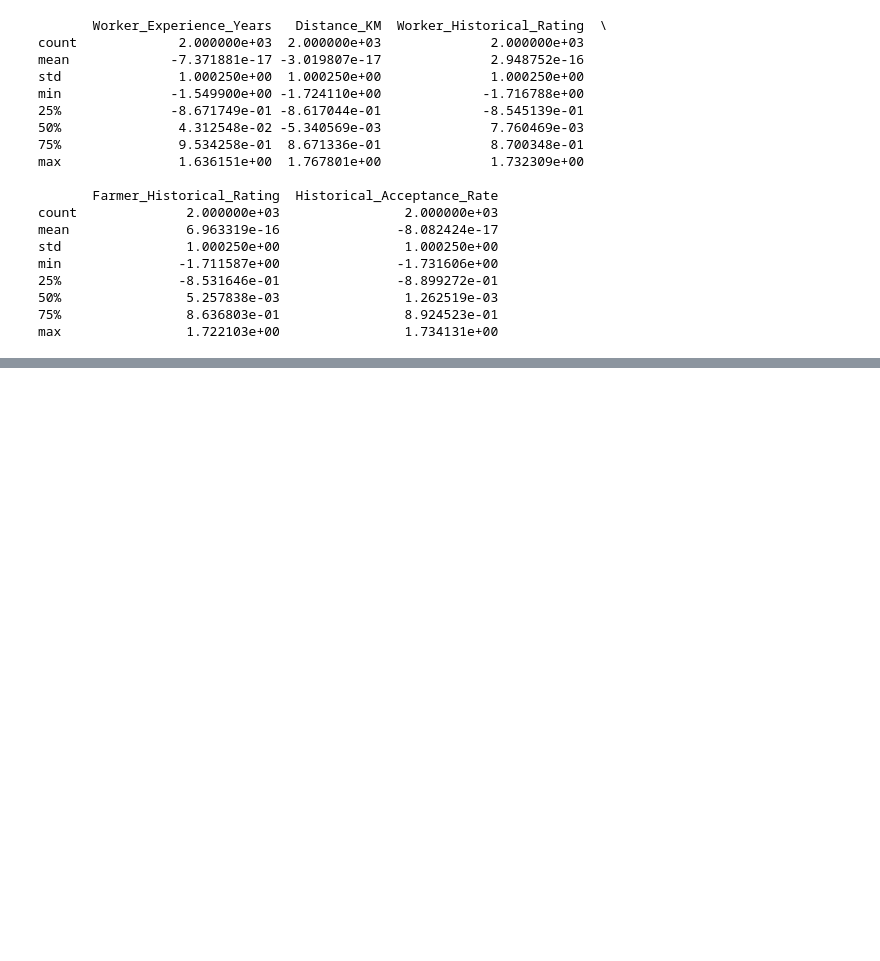
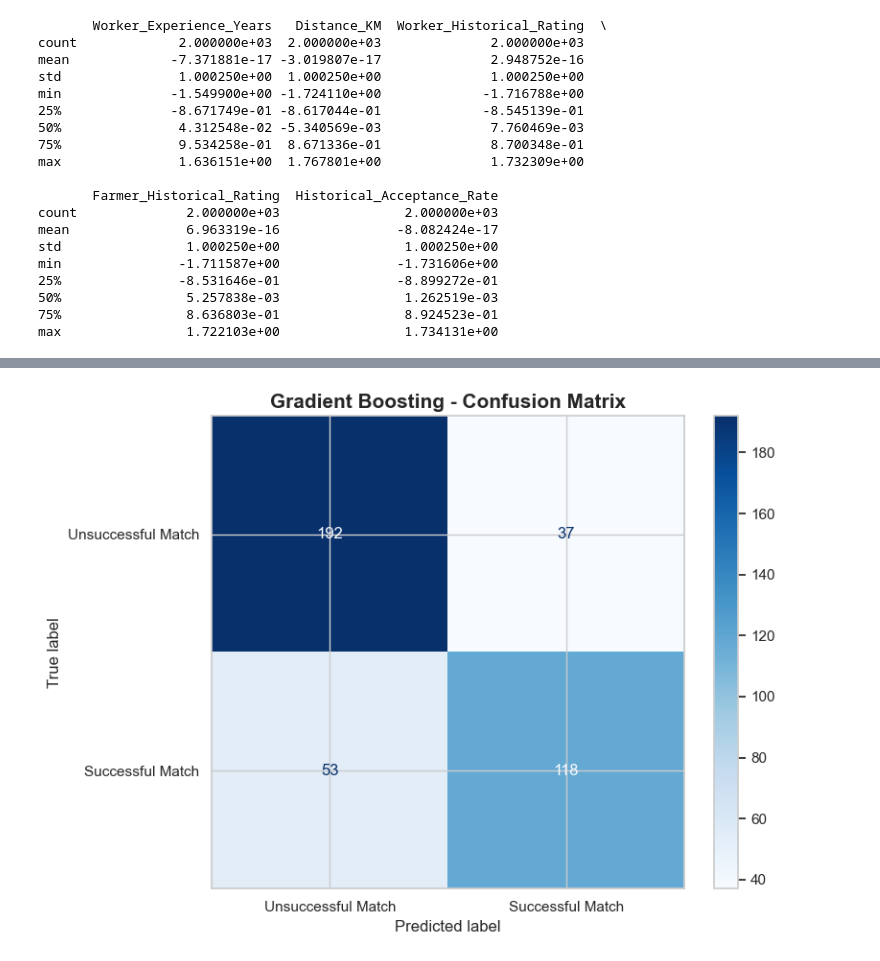
Before and after one commit to purna-2007/HarvestHub, a Jupyter notebook: ml_engine/models/train/dataw.ipynb, the cells around one changed output, grey strips where cells are left out. Cells and saved outputs as stored; diff of their text form; code cells hidden in the pictures; blank space fills up the shorter version.

```diff
--- a/ml_engine/models/train/dataw.ipynb
+++ b/ml_engine/models/train/dataw.ipynb
@@ -636,0 +650,8 @@ plt.show()
+# %%
+multilabel_pipeline = Pipeline(
+    steps=[
+        ('multilabel', MultiLabelSkillsEncoder())
+    ]
+)
+
+print("Multi-Label Encoding Pipeline Created Successfully!")
@@ -636,0 +896,11 @@ plt.show()
+# %%
+from sklearn.model_selection import StratifiedKFold
+
+# Create 5-Fold Cross-Validation
+cv = StratifiedKFold(
+    n_splits=5,
+    shuffle=True,
+    random_state=42
+)
+
+print("5-Fold Cross-Validation Created Successfully!")
@@ -636,0 +1179,35 @@ plt.show()
+# %%
+from sklearn.metrics import confusion_matrix, ConfusionMatrixDisplay
+import matplotlib.pyplot as plt
+
+# Generate confusion matrix
+cm = confusion_matrix(y_test, y_pred)
+
+# Visualize
+disp = ConfusionMatrixDisplay(
+    confusion_matrix=cm,
+    display_labels=[
+        'Unsuccessful Match',
+        'Successful Match'
+    ]
+)
+
+fig, ax = plt.subplots(figsize=(8, 6))
+
+disp.plot(
+    cmap='Blues',
+    values_format='d',
+    ax=ax
+)
+
+plt.title(
+    'Gradient Boosting - Confusion Matrix',
+    fontsize=15,
+    fontweight='bold'
+)
+
+plt.xticks(rotation=0)
+plt.tight_layout()
+plt.show()
+# %% [output]
+[figure, added]
```
Also changed, not shown: parts of 51 cells of this notebook, 10 other files.
